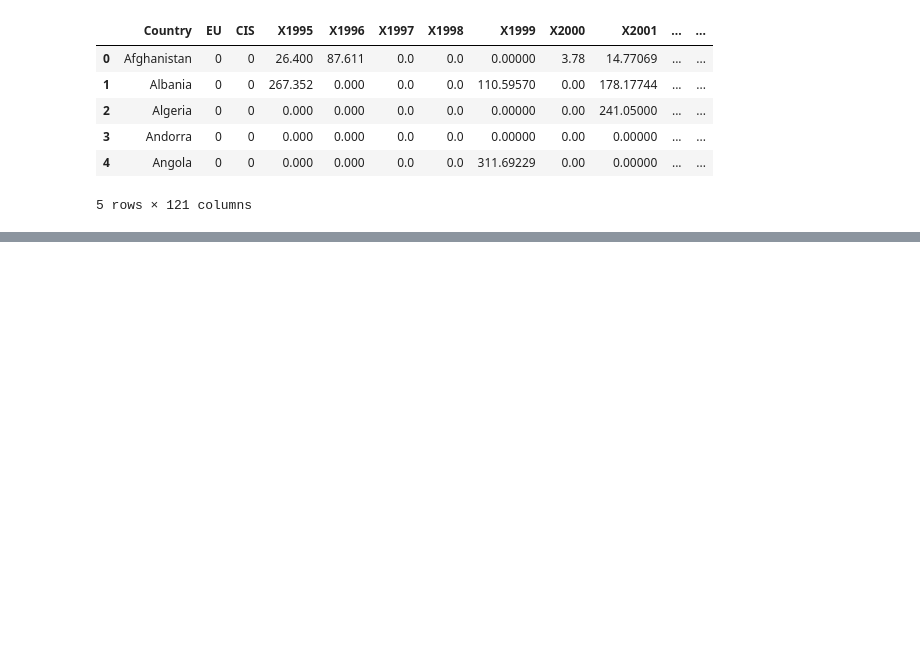
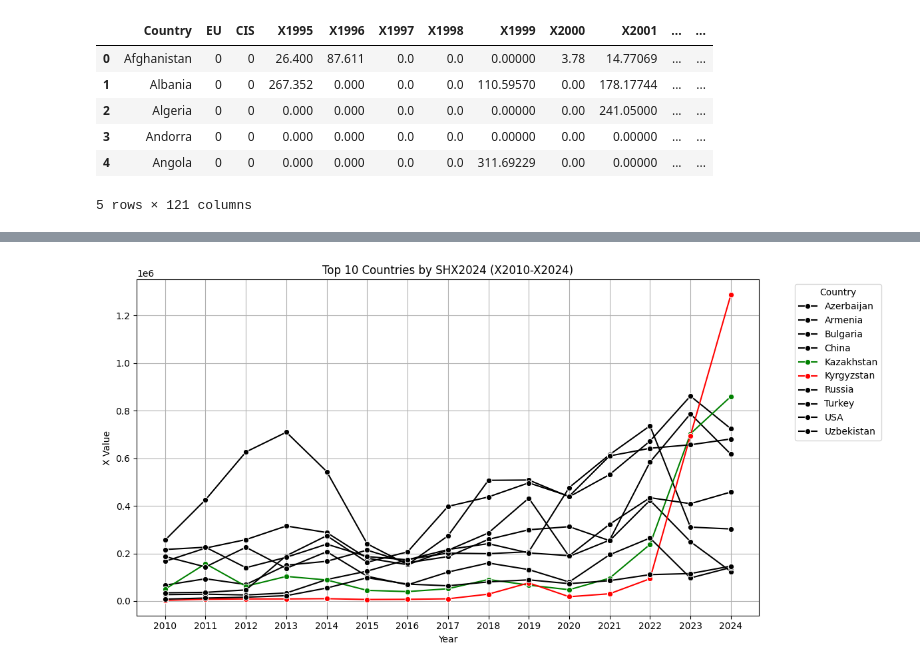
Before and after one commit to GuramL/International-Trade, a Jupyter notebook: Code.ipynb, the cells around one changed output, grey strips where cells are left out. Saved outputs shown, nothing was run; the diff lists cells and outputs as text; code cells hidden in the pictures; blank space fills up the shorter version.

Commit message:
graphs

```diff
--- a/Code.ipynb
+++ b/Code.ipynb
@@ -57,0 +88,35 @@ df['SHI2024'] = df['I2024'] / df['I2024'].sum() * 100
+# %%
+# Sort countries by SHX2024. then take the top 10 countries and graph their X2010-X2024 on the same graph, with each country represented by different colored line
+top_10_countries = df.sort_values(by='SHX2024', ascending=False).head(10)['Country'].tolist()
+# Create a new DataFrame with only the top 10 countries
+top_10_df = df[df['Country'].isin(top_10_countries)]
+# Melt the DataFrame to have a long format for plotting
+top_10_melted = top_10_df.melt(id_vars=['Country'], value_vars=[f'X{year}' for year in range(2010, 2025)], var_name='Year', value_name='Value')
+# Define custom colors for the countries
+custom_palette = {
+    'Kazakhstan': 'green',
+    'Kyrgyzstan': 'red'
+}
+# Set other countries to black
+for country in top_10_countries:
+    if country not in custom_palette:
+        custom_palette[country] = 'black'
+
+# Pass the custom palette to seaborn
+sns.set_palette(sns.color_palette([custom_palette[country] for country in top_10_melted['Country'].unique()]))
+# Convert the Year column to numeric
+top_10_melted['Year'] = top_10_melted['Year'].str.replace('X', '').astype(int)
+# Create a line plot for the top 10 countries
+plt.figure(figsize=(12, 6))
+sns.lineplot(data=top_10_melted, x='Year', y='Value', hue='Country', marker='o')
+plt.title('Top 10 Countries by SHX2024 (X2010-X2024)')
+plt.xlabel('Year')
+plt.ylabel('X Value')
+plt.xticks(np.arange(2010, 2025, 1))
+plt.grid()
+plt.legend(title='Country', bbox_to_anchor=(1.05, 1), loc='upper left')
+plt.tight_layout()
+plt.savefig('top_10_countries_X.png')
+plt.show()
+# %% [output]
+[figure, added]
```
Also changed, not shown: parts of 3 cells of this notebook, 2 other files.
